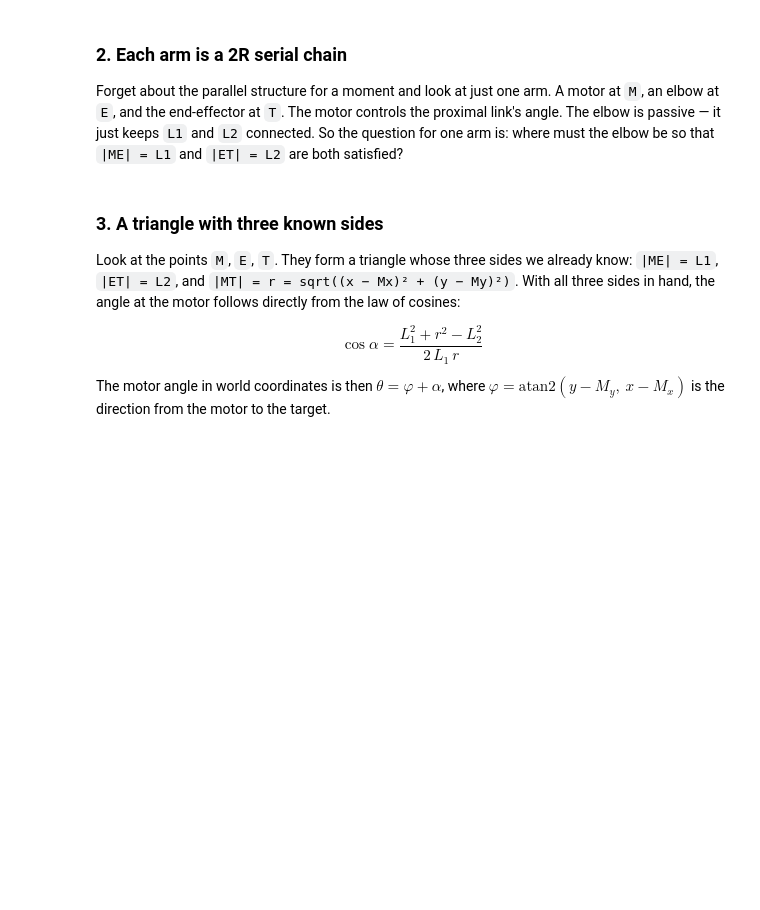
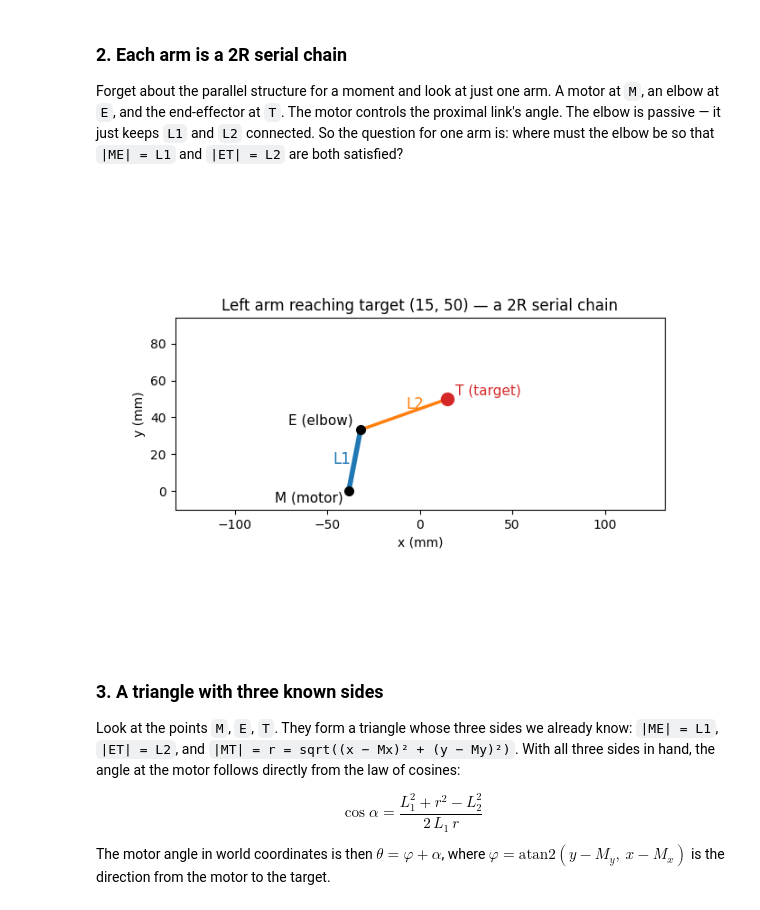
Before and after one commit to saratrajput/five_bar_parallel_robot, a Jupyter notebook: notebooks/five_bar_demo.ipynb, the cells around one changed output. Cells and saved outputs as stored; diff of their text form; code cells hidden in the pictures; blank space fills up the shorter version.

```diff
--- a/notebooks/five_bar_demo.ipynb
+++ b/notebooks/five_bar_demo.ipynb
@@ -28,7 +83,29 @@ plot_geometry()
 
 Forget about the parallel structure for a moment and look at just one arm. A motor at `M`, an elbow at `E`, and the end-effector at `T`. The motor controls the proximal link's angle. The elbow is passive — it just keeps `L1` and `L2` connected. So the question for one arm is: where must the elbow be so that `|ME| = L1` and `|ET| = L2` are both satisfied?
 # %%
-plot_single_arm(15, 50)
+x, y = 15, 50
+th1, th2 = fbc.solve_ik(x, y)
+mL, eL, ee, _, _ = fbc.forward_kinematics(th1, th2)
+
+fig, ax = plt.subplots(figsize=(7, 5))
+setup_ax(ax)
+ax.plot([mL[0], eL[0]], [mL[1], eL[1]], color="tab:blue", lw=4)
+ax.plot([eL[0], ee[0]], [eL[1], ee[1]], color="tab:orange", lw=2.5)
+ax.plot([mL[0], eL[0]], [mL[1], eL[1]], "o", color="black", markersize=7)
+ax.plot([ee[0]], [ee[1]], "o", color="tab:red", markersize=10)
+
+ax.annotate("M (motor)", xy=mL, xytext=(mL[0] - 3, -6), ha="right", fontsize=11)
+ax.annotate("E (elbow)", xy=eL, xytext=(eL[0] - 4, eL[1] + 3), ha="right", fontsize=11)
+ax.annotate("T (target)", xy=ee, xytext=(ee[0] + 4, ee[1] + 2),
+            fontsize=11, color="tab:red")
+ax.text((mL[0] + eL[0]) / 2 - 2, (mL[1] + eL[1]) / 2 - 2, "L1",
+        color="tab:blue", ha="right", fontsize=12)
+ax.text((eL[0] + ee[0]) / 2 + 1, (eL[1] + ee[1]) / 2 + 3, "L2",
+        color="tab:orange", fontsize=12)
+ax.set_title(f"Left arm reaching target ({x}, {y}) — a 2R serial chain")
+plt.show()
+# %% [output]
+[figure, added]
 # %% [markdown]
 ### 3. A triangle with three known sides
 
```
Also changed, not shown: parts of 21 cells of this notebook, 3 other files.
